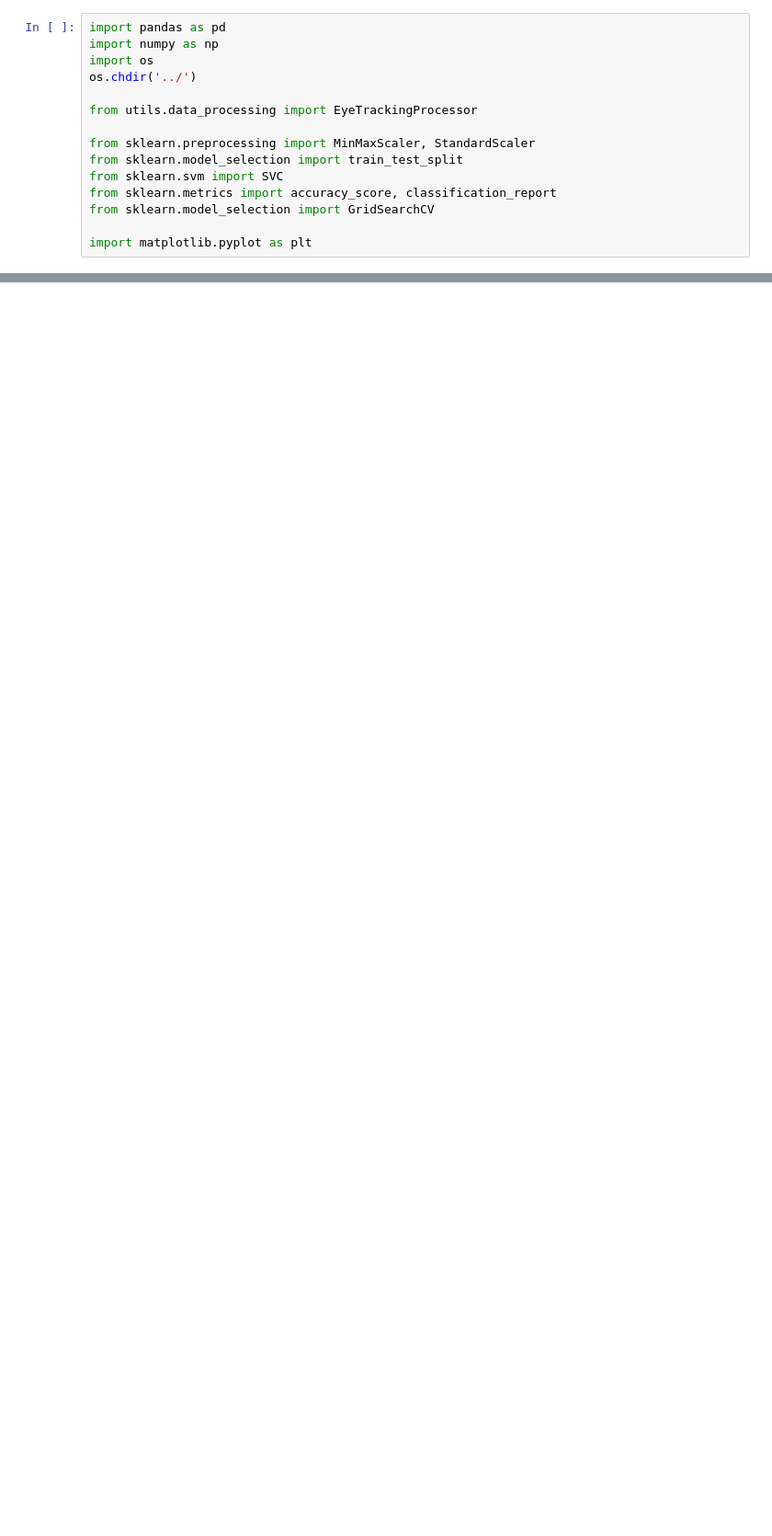
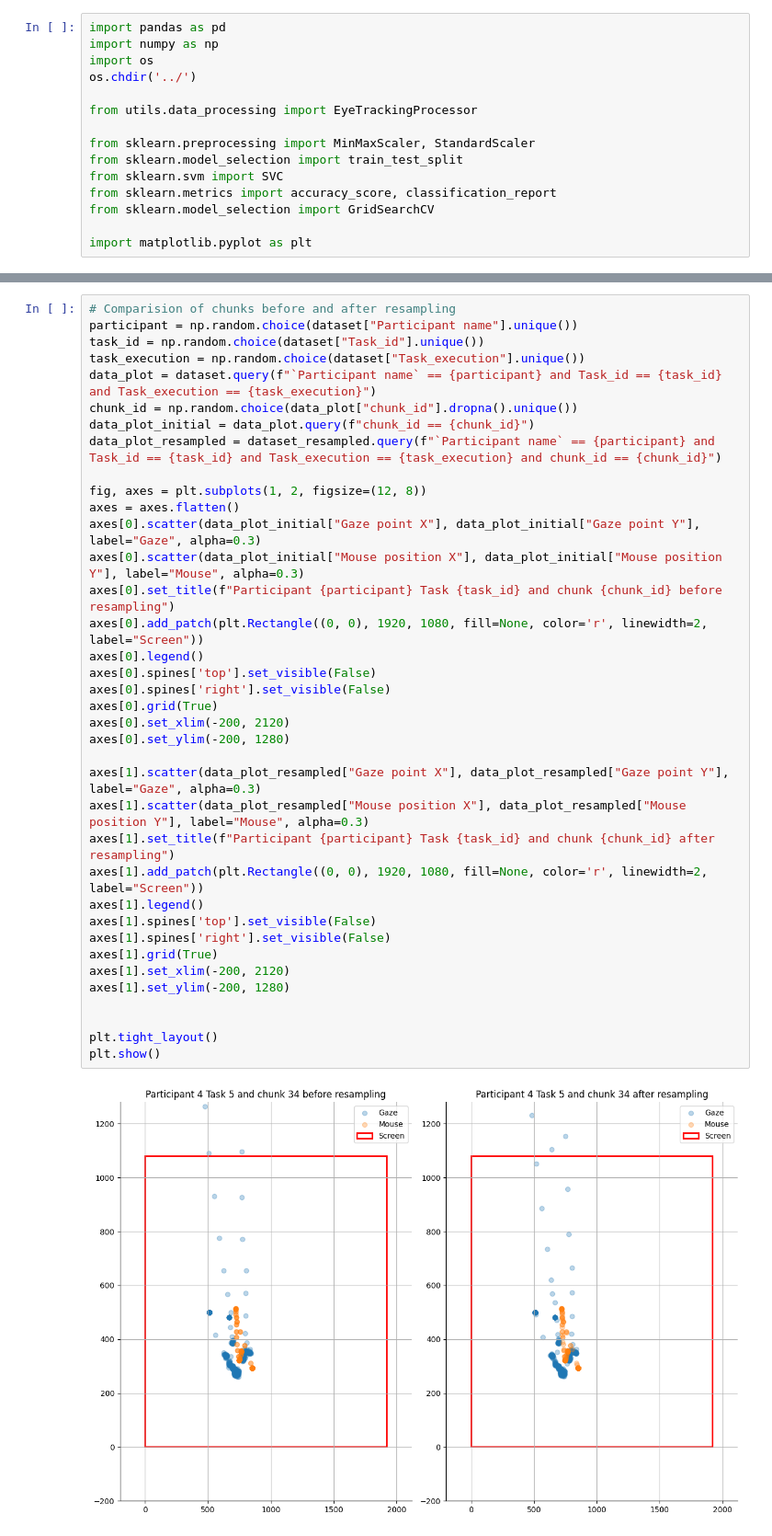
Before and after one commit to kruuZHAW/eye_tracking, a Jupyter notebook: notebooks/train_on_chunks.ipynb, the cells around one changed output, grey strips where cells are left out. Shown: that part at 92% size. Drawn from its saved outputs; the diff is of its cells as text; blank space fills up the shorter version.

```diff
--- a/notebooks/train_on_chunks.ipynb
+++ b/notebooks/train_on_chunks.ipynb
@@ -48,0 +120,39 @@ dataset_resampled
+# %%
+# Comparision of chunks before and after resampling
+participant = np.random.choice(dataset["Participant name"].unique())
+task_id = np.random.choice(dataset["Task_id"].unique())
+task_execution = np.random.choice(dataset["Task_execution"].unique())
+data_plot = dataset.query(f"`Participant name` == {participant} and Task_id == {task_id} and Task_execution == {task_execution}")
+chunk_id = np.random.choice(data_plot["chunk_id"].dropna().unique())
+data_plot_initial = data_plot.query(f"chunk_id == {chunk_id}")
+data_plot_resampled = dataset_resampled.query(f"`Participant name` == {participant} and Task_id == {task_id} and Task_execution == {task_execution} and chunk_id == {chunk_id}")
+
+fig, axes = plt.subplots(1, 2, figsize=(12, 8))
+axes = axes.flatten()
+axes[0].scatter(data_plot_initial["Gaze point X"], data_plot_initial["Gaze point Y"], label="Gaze", alpha=0.3)
+axes[0].scatter(data_plot_initial["Mouse position X"], data_plot_initial["Mouse position Y"], label="Mouse", alpha=0.3)
+axes[0].set_title(f"Participant {participant} Task {task_id} and chunk {chunk_id} before resampling")
+axes[0].add_patch(plt.Rectangle((0, 0), 1920, 1080, fill=None, color='r', linewidth=2, label="Screen"))
+axes[0].legend()
+axes[0].spines['top'].set_visible(False)
+axes[0].spines['right'].set_visible(False)
+axes[0].grid(True)
+axes[0].set_xlim(-200, 2120)
+axes[0].set_ylim(-200, 1280)
+
+axes[1].scatter(data_plot_resampled["Gaze point X"], data_plot_resampled["Gaze point Y"], label="Gaze", alpha=0.3)
+axes[1].scatter(data_plot_resampled["Mouse position X"], data_plot_resampled["Mouse position Y"], label="Mouse", alpha=0.3)
+axes[1].set_title(f"Participant {participant} Task {task_id} and chunk {chunk_id} after resampling")
+axes[1].add_patch(plt.Rectangle((0, 0), 1920, 1080, fill=None, color='r', linewidth=2, label="Screen"))
+axes[1].legend()
+axes[1].spines['top'].set_visible(False)
+axes[1].spines['right'].set_visible(False)
+axes[1].grid(True)
+axes[1].set_xlim(-200, 2120)
+axes[1].set_ylim(-200, 1280)
+
+
+plt.tight_layout()
+plt.show()
+# %% [output]
+[figure, added]
```
Also changed, not shown: parts of 12 cells of this notebook, 4 other files.
